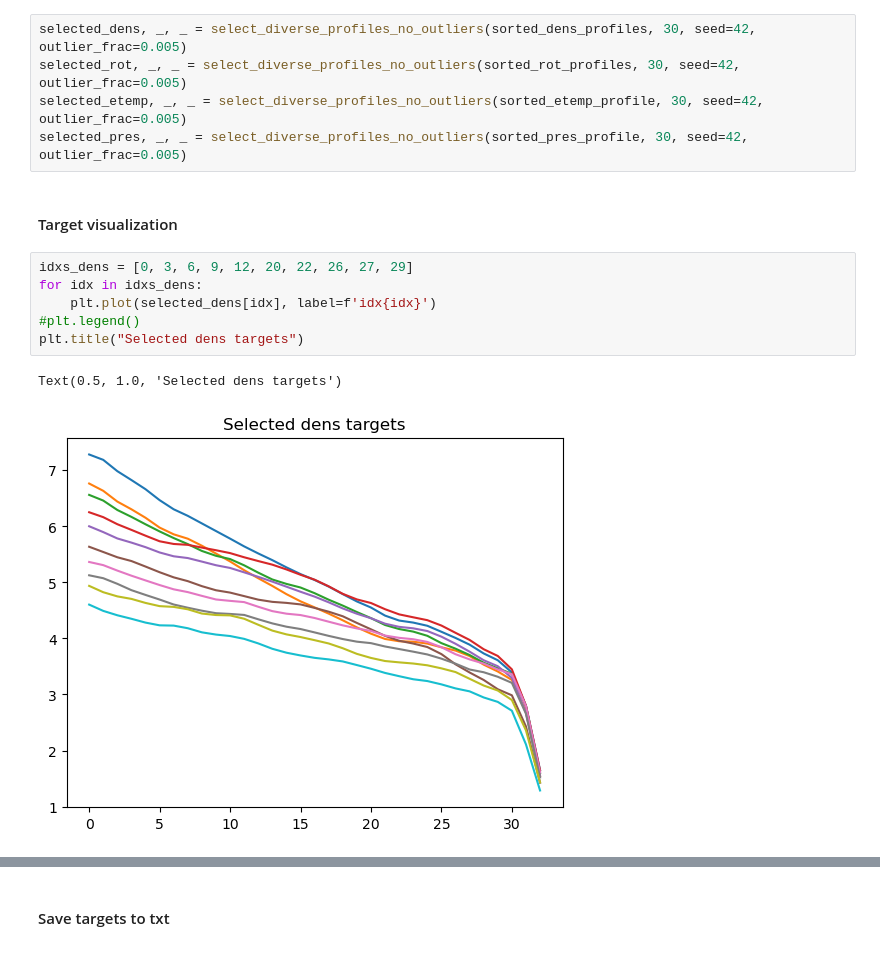
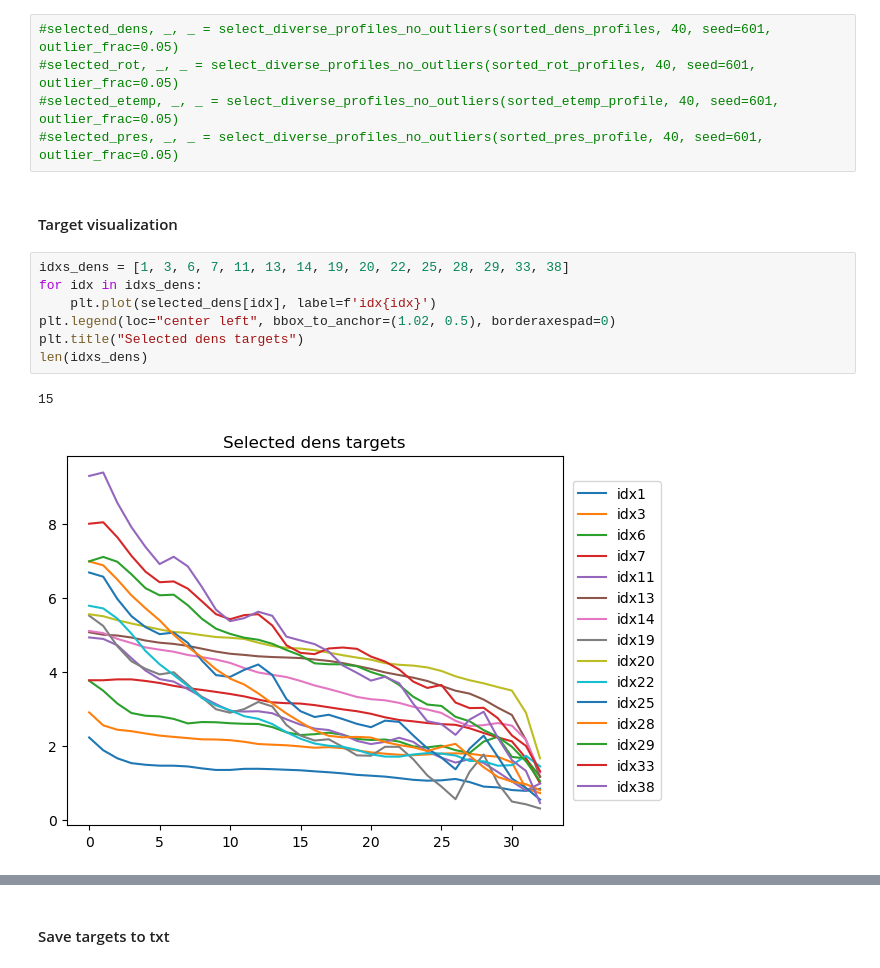
Before and after one commit to rohit-sonker/rl_prof_control_exp, a Jupyter notebook: jan_26_exp/target_selection_hux.ipynb, the cells around one changed output, grey strips where cells are left out. Drawn from its saved outputs; the diff is of its cells as text.

```diff
--- a/jan_26_exp/target_selection_hux.ipynb
+++ b/jan_26_exp/target_selection_hux.ipynb
@@ -353,19 +357,20 @@ def select_diverse_profiles_no_outliers(
 
     return selected_X, selected_idx, keep_mask
 # %%
-selected_dens, _, _ = select_diverse_profiles_no_outliers(sorted_dens_profiles, 30, seed=42, outlier_frac=0.005)
-selected_rot, _, _ = select_diverse_profiles_no_outliers(sorted_rot_profiles, 30, seed=42, outlier_frac=0.005)
-selected_etemp, _, _ = select_diverse_profiles_no_outliers(sorted_etemp_profile, 30, seed=42, outlier_frac=0.005)
-selected_pres, _, _ = select_diverse_profiles_no_outliers(sorted_pres_profile, 30, seed=42, outlier_frac=0.005)
+#selected_dens, _, _ = select_diverse_profiles_no_outliers(sorted_dens_profiles, 40, seed=601, outlier_frac=0.05)
+#selected_rot, _, _ = select_diverse_profiles_no_outliers(sorted_rot_profiles, 40, seed=601, outlier_frac=0.05)
+#selected_etemp, _, _ = select_diverse_profiles_no_outliers(sorted_etemp_profile, 40, seed=601, outlier_frac=0.05)
+#selected_pres, _, _ = select_diverse_profiles_no_outliers(sorted_pres_profile, 40, seed=601, outlier_frac=0.05)
 # %% [markdown]
 #### Target visualization
 # %%
-idxs_dens = [0, 3, 6, 9, 12, 20, 22, 26, 27, 29]
+idxs_dens = [1, 3, 6, 7, 11, 13, 14, 19, 20, 22, 25, 28, 29, 33, 38]
 for idx in idxs_dens:
     plt.plot(selected_dens[idx], label=f'idx{idx}')
-#plt.legend()
+plt.legend(loc="center left", bbox_to_anchor=(1.02, 0.5), borderaxespad=0)
 plt.title("Selected dens targets")
+len(idxs_dens)
 # %% [output]
-Text(0.5, 1.0, 'Selected dens targets')
+15
-[figure, old version]
+[figure, new version]
 # %%
```
Also changed, not shown: parts of 7 cells of this notebook.
